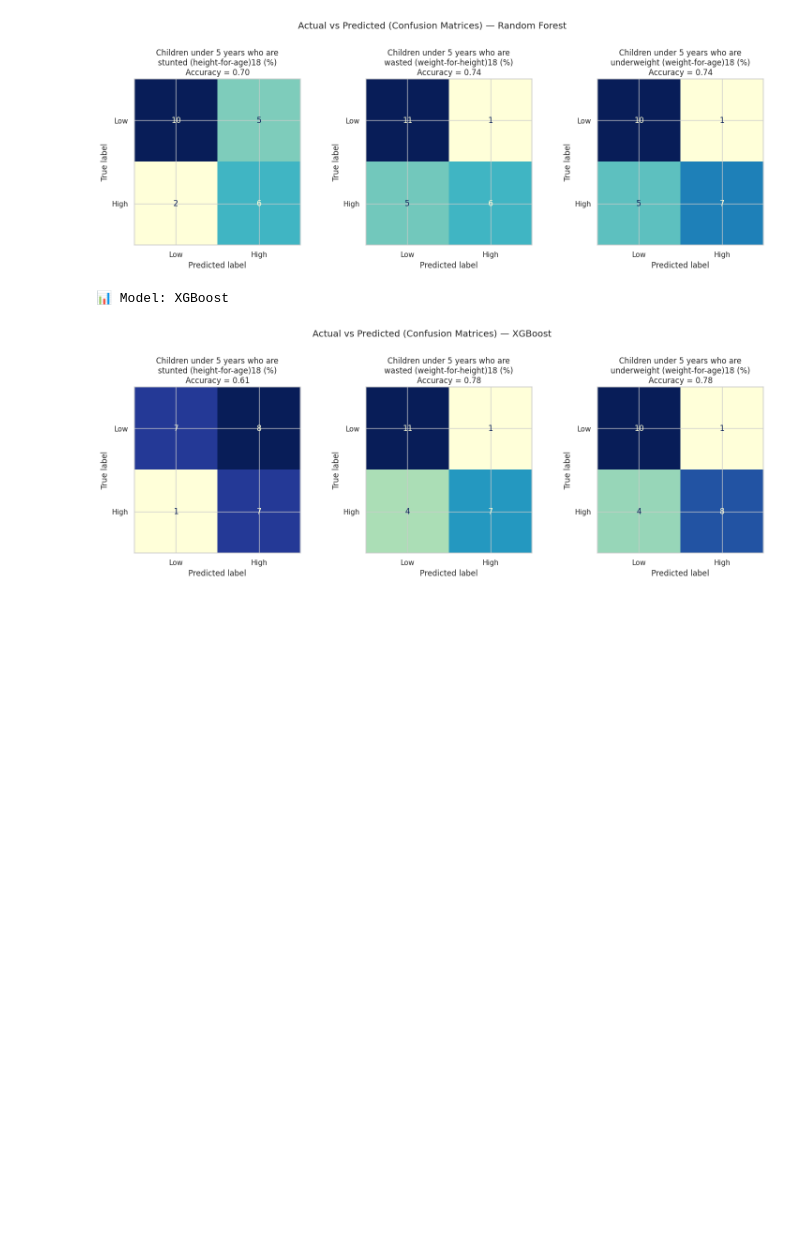
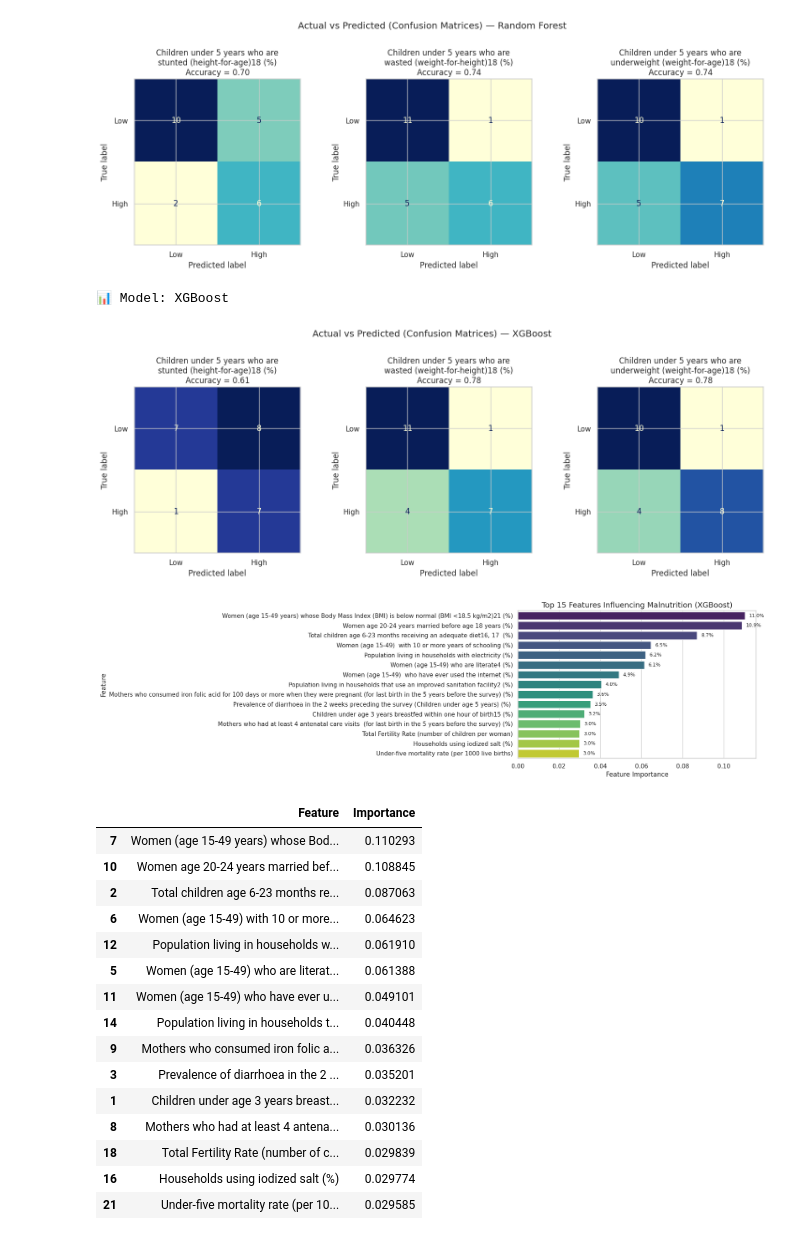
Before and after one commit to priyadharshini-B265/MSAAI_Module1_Project_NFHS-5, a Jupyter notebook: NFHS5-dataset.ipynb, the cells around one changed output. Cells and saved outputs as stored; diff of their text form; code cells hidden in the pictures; blank space fills up the shorter version.

```diff
--- a/NFHS5-dataset.ipynb
+++ b/NFHS5-dataset.ipynb
@@ -413,3 +410,65 @@ plot_actual_vs_pred_classification(models_class, X_train_c, y_train_c, X_test_c,
 [figure]
 📊 Model: XGBoost
 [figure]
+# %%
+feature_names = X_train_c.columns
+
+# ---------------------------------------
+# 🎯 Fit the Random Forestt model only
+# ---------------------------------------
+model = models_class["Random Forest"]   # Use your trained Random Forest classifier
+multi_model = MultiOutputRegressor(model)
+multi_model.fit(X_train_c, y_train_c)
+
+# ---------------------------------------
+# 📊 Compute average feature importance
+# ---------------------------------------
+importances = np.array([est.feature_importances_ for est in multi_model.estimators_])
+avg_importance = importances.mean(axis=0)
+
+# Create DataFrame for top features
+feat_df = pd.DataFrame({
+    "Feature": feature_names,
+    "Importance": avg_importance
+}).sort_values(by="Importance", ascending=False).head(15)
+
+# ---------------------------------------
+# 🎨 Plot Feature Importance
+# ---------------------------------------
+plt.figure(figsize=(8,5))
+sns.barplot(x="Importance", y="Feature",hue="Feature", data=feat_df, palette="viridis",legend=False)
+plt.title("Top 15 Features Influencing Malnutrition (XGBoost)", fontsize=14)
+plt.xlabel("Feature Importance")
+plt.ylabel("Feature")
+
+# Add percentage labels next to each bar
+ax = plt.gca()
+for bar in ax.patches:
+    width = bar.get_width()
+    y = bar.get_y() + bar.get_height() / 2
+    plt.text(width + 0.002, y, f"{width*100:.1f}%", va='center', fontsize=9)
+
+plt.show()
+
+# ---------------------------------------
+# 🧾  Display top features in table
+# ---------------------------------------
+display(feat_df)
+# %% [output]
+[figure, added]
+|  | Feature | Importance |
+| 7 | Women (age 15-49 years) whose Bod... | 0.110293 |
+| 10 | Women age 20-24 years married bef... | 0.108845 |
+| 2 | Total children age 6-23 months re... | 0.087063 |
+| 6 | Women (age 15-49) with 10 or more... | 0.064623 |
+| 12 | Population living in households w... | 0.061910 |
+| 5 | Women (age 15-49) who are literat... | 0.061388 |
+| 11 | Women (age 15-49) who have ever u... | 0.049101 |
+| 14 | Population living in households t... | 0.040448 |
+| 9 | Mothers who consumed iron folic a... | 0.036326 |
+| 3 | Prevalence of diarrhoea in the 2 ... | 0.035201 |
+| 1 | Children under age 3 years breast... | 0.032232 |
+| 8 | Mothers who had at least 4 antena... | 0.030136 |
+| 18 | Total Fertility Rate (number of c... | 0.029839 |
+| 16 | Households using iodized salt (%) | 0.029774 |
+| 21 | Under-five mortality rate (per 10... | 0.029585 |
```
Also changed, not shown: parts of 6 cells of this notebook.
